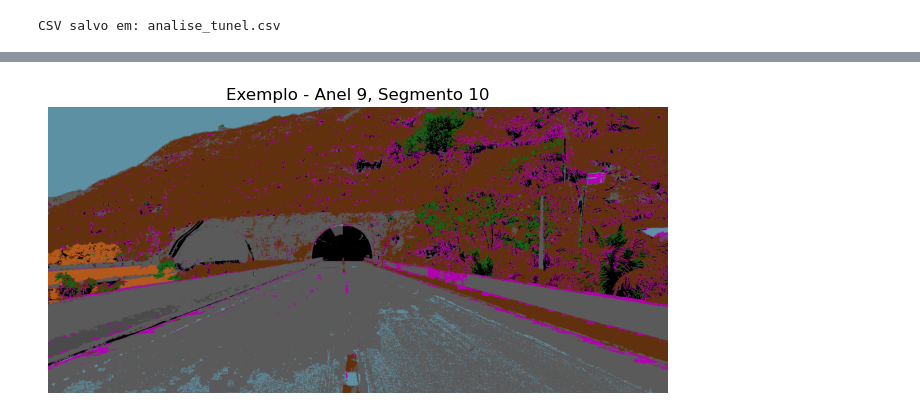
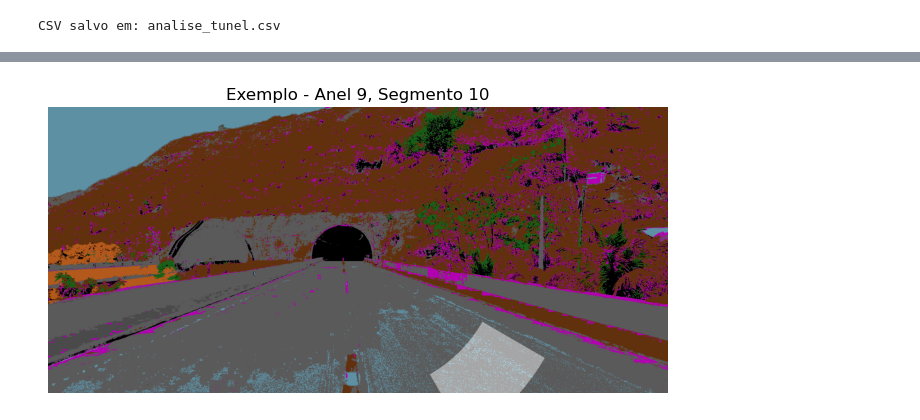
Before and after one commit to CarlosDutra740/Data-Science-Notebooks, a Jupyter notebook: ImageClassifierProject/Analisador de Imagem.ipynb, the cells around one changed output, grey strips where cells are left out. Drawn from its saved outputs; the diff is of its cells as text; code cells hidden in the pictures.

```diff
--- a/ImageClassifierProject/Analisador de Imagem.ipynb
+++ b/ImageClassifierProject/Analisador de Imagem.ipynb
@@ -359,4 +371,16 @@ plt.show()
 # %%
+import pandas as pd
+
+# --- Exemplo de dicionário de cores (ajuste conforme suas classes) ---
+cores = {
+    "céu": np.array([0, 0, 255]),        # azul
+    "pavimento": np.array([128, 128, 128]), # cinza
+    "rochas": np.array([139, 69, 19]),   # marrom
+    "edifícios": np.array([255, 0, 0]),  # vermelho
+    "matas": np.array([0, 255, 0]),      # verde
+    "túnel": np.array([255, 255, 0])     # amarelo
+}
+
 # --- Classificação de pixels usando RGB ---
 def classificar_pixel_rgb(pixel):
     """
@@ -371,8 +395,8 @@ def classificar_pixel_rgb(pixel):
 # --- Pipeline de contagem por setores ---
 resultados = []
 
-# Gerar setores concêntricos e angulares
-setores = gerar_setores_conc_ang(h, w, center, lista_raios, num_setores)
+# Geração dos setores com raios em PIXELS
+setores = gerar_setores_conc_ang(h, w, center, lista_raios_pixels, num_setores)
 print(f"Total de setores: {len(setores)}")  # Ex.: 10 raios * 12 setores = 120 setores
 
 for idx, mask in enumerate(setores):
@@ -387,8 +411,8 @@ for idx, mask in enumerate(setores):
 
     # Contagem relativa por categoria (%)
     contagens = {"setor": idx}
-    for cat in set(classes):
-        contagens[cat] = classes.count(cat) / total * 100
+    for cat in cores.keys():  # garante que todas as categorias apareçam
+        contagens[cat] = classes.count(cat) / total * 100 if total > 0 else 0.0
 
     # Determina anel (de dentro para fora) e segmento (sentido horário)
     contagens['anel'] = idx // num_setores
@@ -402,7 +426,7 @@ df = pd.DataFrame(resultados).fillna(0)
 # Opcional: manter só a partir da linha 12
 df = df.iloc[12:].reset_index(drop=True)
 
-print(df.shape)  # Deve refletir o número total de setores (linhas) e categorias (colunas)
+print(df.shape)  # Deve refletir número total de setores (linhas) e categorias (colunas)
 df.head()
 # %% [output]
 Total de setores: 120
@@ -488,22 +512,22 @@ df.tail(24)
 # %%
 # Parâmetros do setor que você quer visualizar
 anel_exemplo = 9        # anel de dentro para fora (0 = centro)
 segmento_exemplo = 10
 # segmento no sentido horário (1..num_setores)
 
 # Calcular índice do setor
 setor_exemplo = anel_exemplo * num_setores + (segmento_exemplo - 1)
-setor_exemplo=104
+setor_exemplo=13
 
 # Criar máscara RGB e overlay
 mask_rgb = np.dstack([setores[setor_exemplo]*255]*3)
 overlay = cv2.addWeighted(img_colorizada, 0.7, mask_rgb, 0.3, 0)
 
 # Visualizar
 plt.figure(figsize=(8,8))
 plt.imshow(overlay)
 plt.title(f"Exemplo - Anel {anel_exemplo}, Segmento {segmento_exemplo}")
 plt.axis("off")
 plt.show()
 # %% [output]
-[figure, old version]
+[figure, new version]
```
Also changed, not shown: parts of 6 cells of this notebook.
